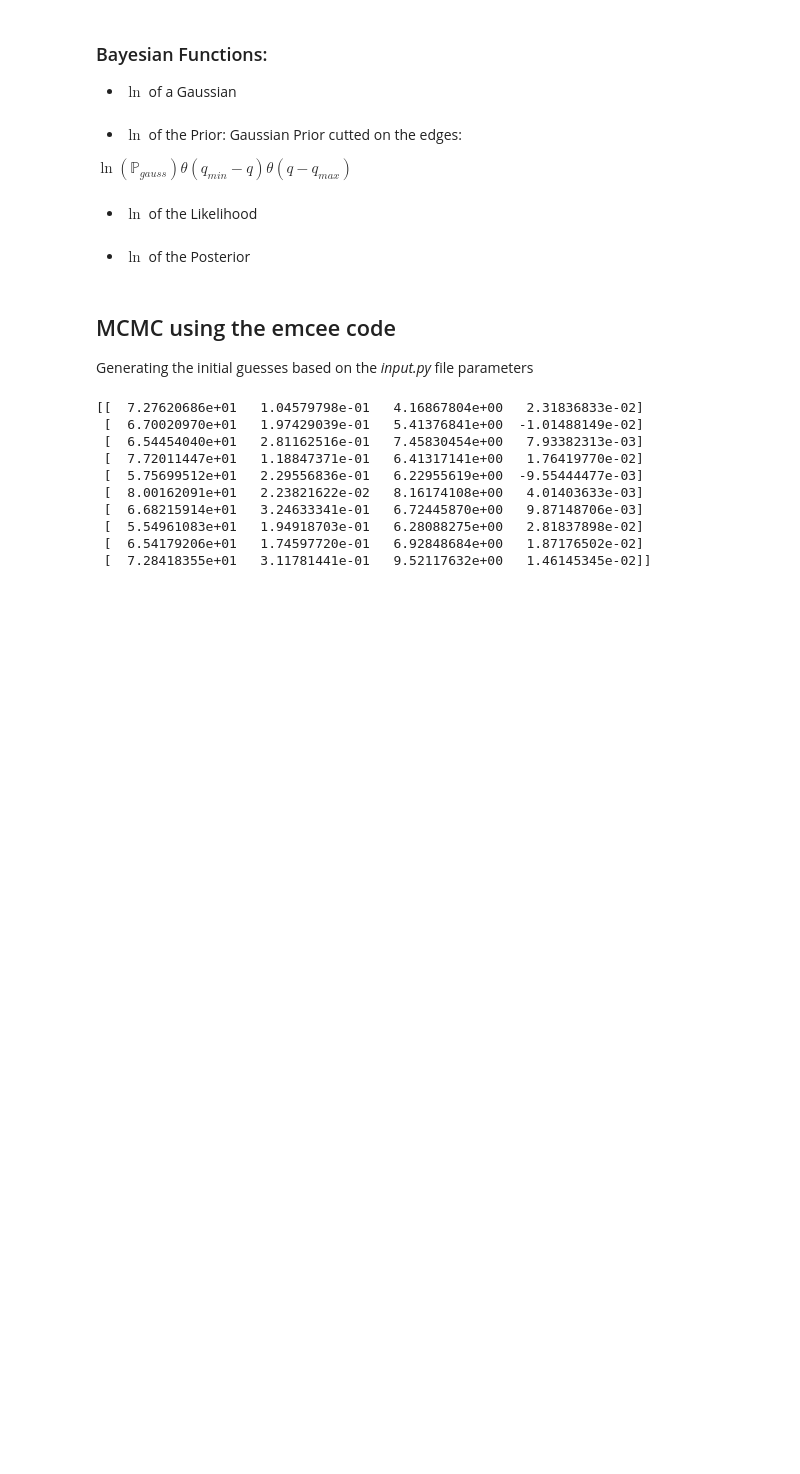
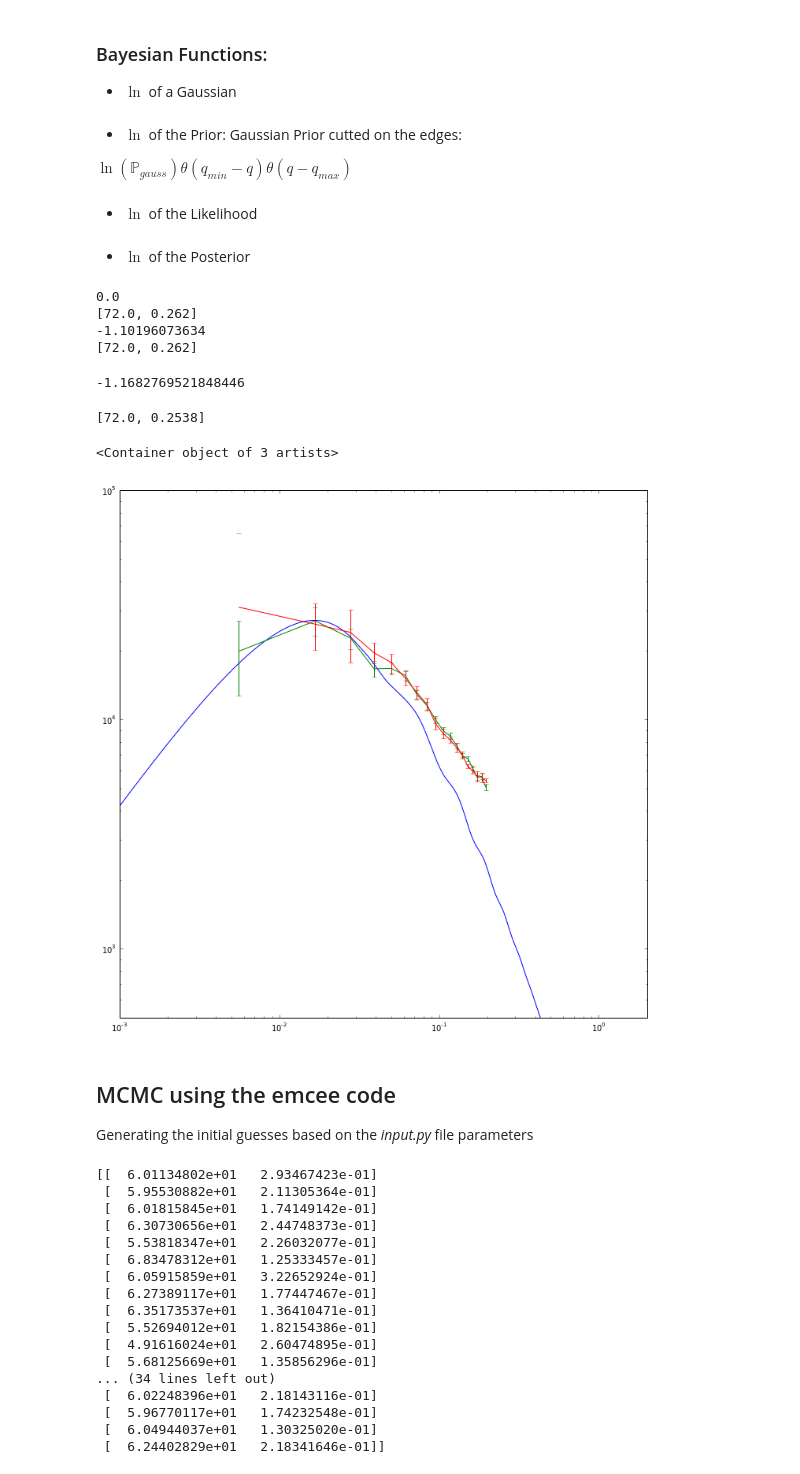
Before and after one commit to arthurmloureiro/MCMaps, a Jupyter notebook: MCMaps.ipynb, the cells around one changed output. Cells and saved outputs as stored; diff of their text form; code cells hidden in the pictures; blank space fills up the shorter version.

Commit message:
fixed the fkp error bars and using the .run_mcmc to generate the chains

```diff
--- a/MCMaps.ipynb
+++ b/MCMaps.ipynb
@@ -199,11 +199,19 @@ def P_theory(q):
     if tau[0] == True:
         temp[39] = "re_optical_depth           = %4f\n" %(q[ct_p])
         ct_p = ct_p + 1
+    #print("time final P Theory=  ", tempo)
+    if n_bar0[0] == True:
+        a = q[ct_p]
+        ct_p = ct_p + 1
+    else:
+        a = n_bar0[1]
+    if bb[0] == True:
+        b = q[ct_p]
+    else:
+        b = bb[1]
     final = time()
     tempo = final - init
     #print("time final P Theory=  ", tempo)
-    a = q[ct_p]
-    b = q[ct_p+1]
     out=open(new_file, 'w')
     wtimein = time()
     for i in temp:
@@ -239,7 +247,7 @@ def P_theory(q):
     ###########################################
     # Generating the selection function matrix
     ###########################################
-    n_bar_matrix = n_bar_func(grid.grid_r,a,b)
+    n_bar_matrix = selection_func(grid.grid_r,a,b)
     fkp_mcmc = fkpc.fkp_init(num_bins,n_bar_matrix,bias,cell_size,n_x,n_y,n_z, M)
     ######################################
     # here goes the realization's loop
@@ -315,6 +323,7 @@ def P_theory(q):
     #P_sig =1.
     P_avsig = (1./num_realiz)*np.sum(sigma_all, axis=1)
     os.system('rm ' + powername +"*")
+    print(q)
     return P_av.real, P_sig.real, P_avsig.real
 # %% [output]
 CPU times: user 0 ns, sys: 0 ns, total: 0 ns
@@ -430,3 +455,30 @@ def ln_post(q,P_d,sig_d):
+# %%
+qq = [72.0000,0.262]
+print(ln_prior(qq))
+print(ln_likelihood(qq,P_data,Sigma_data))
+ln_post(qq,P_data,Sigma_data)
+# %% [output]
+0.0
+[72.0, 0.262]
+-1.10196073634
+[72.0, 0.262]
+-1.1682769521848446
+# %%
+kf,pf = np.loadtxt("TESTE2_matterpower.dat", unpack=1)
+#k1,p1 = np.loadtxt("realiz28468ec4-88ea-49af-a211-50864eaf6a67_matterpower.dat", unpack=1)
+Pth = P_theory(qq)
+pl.figure(figsize=(12,12))
+pl.loglog()
+pl.xlim(1E-3,2.0)
+pl.ylim(5E2,1E5)
+pl.plot(kf[65:],pf[65:])
+pl.errorbar(k_bar*(2.*np.pi*n_x/L_x),P_data,yerr=Sigma_data,label='Mean Estimated $P_{data}(k)$')
+pl.errorbar(k_bar*(2.*np.pi*n_x/L_x), Pth[0], yerr=Pth[1])
+#pl.plot(k1,p1)
+# %% [output]
+[72.0, 0.2538]
+<Container object of 3 artists>
+[figure, added]
 # %% [markdown]
 ## MCMC using the emcee code
 Generating the initial guesses based on the _input.py_ file parameters
@@ -457,10 +509,12 @@ if n_s[0]==True:
 if tau[0]==True:
 	med.append(tau[1])
 	desv.append(tau[2])
-med.append(n_bar0[0])
-med.append(bb[0])
-desv.append(n_bar0[1])
-desv.append(bb[1])
+if n_bar0[0] == True:
+	med.append(n_bar0[1])
+	desv.append(n_bar0[2])
+if bb[0] == True:
+	med.append(bb[1])
+	desv.append(bb[2])
 med = np.array(med) ;  desv = np.array(desv)
 starting_guesses = np.zeros((nwalkers,ndim))
 #this generates random initial steps
@@ -469,16 +523,23 @@ for i in range(nwalkers):
     starting_guesses[i] = np.random.normal(med,desv)
 print(starting_guesses)
 # %% [output]
-[[  7.27620686e+01   1.04579798e-01   4.16867804e+00   2.31836833e-02]
- [  6.70020970e+01   1.97429039e-01   5.41376841e+00  -1.01488149e-02]
- [  6.54454040e+01   2.81162516e-01   7.45830454e+00   7.93382313e-03]
- [  7.72011447e+01   1.18847371e-01   6.41317141e+00   1.76419770e-02]
- [  5.75699512e+01   2.29556836e-01   6.22955619e+00  -9.55444477e-03]
- [  8.00162091e+01   2.23821622e-02   8.16174108e+00   4.01403633e-03]
- [  6.68215914e+01   3.24633341e-01   6.72445870e+00   9.87148706e-03]
- [  5.54961083e+01   1.94918703e-01   6.28088275e+00   2.81837898e-02]
- [  6.54179206e+01   1.74597720e-01   6.92848684e+00   1.87176502e-02]
- [  7.28418355e+01   3.11781441e-01   9.52117632e+00   1.46145345e-02]]
+[[  6.01134802e+01   2.93467423e-01]
+ [  5.95530882e+01   2.11305364e-01]
+ [  6.01815845e+01   1.74149142e-01]
+ [  6.30730656e+01   2.44748373e-01]
+ [  5.53818347e+01   2.26032077e-01]
+ [  6.83478312e+01   1.25333457e-01]
+ [  6.05915859e+01   3.22652924e-01]
+ [  6.27389117e+01   1.77447467e-01]
+ [  6.35173537e+01   1.36410471e-01]
+ [  5.52694012e+01   1.82154386e-01]
+ [  4.91616024e+01   2.60474895e-01]
+ [  5.68125669e+01   1.35856296e-01]
+... (34 lines left out)
+ [  6.02248396e+01   2.18143116e-01]
+ [  5.96770117e+01   1.74232548e-01]
+ [  6.04944037e+01   1.30325020e-01]
+ [  6.24402829e+01   2.18341646e-01]]
 # %%
 %%time
 init = time()
```
Also changed, not shown: parts of 11 cells of this notebook, 6 other files.
